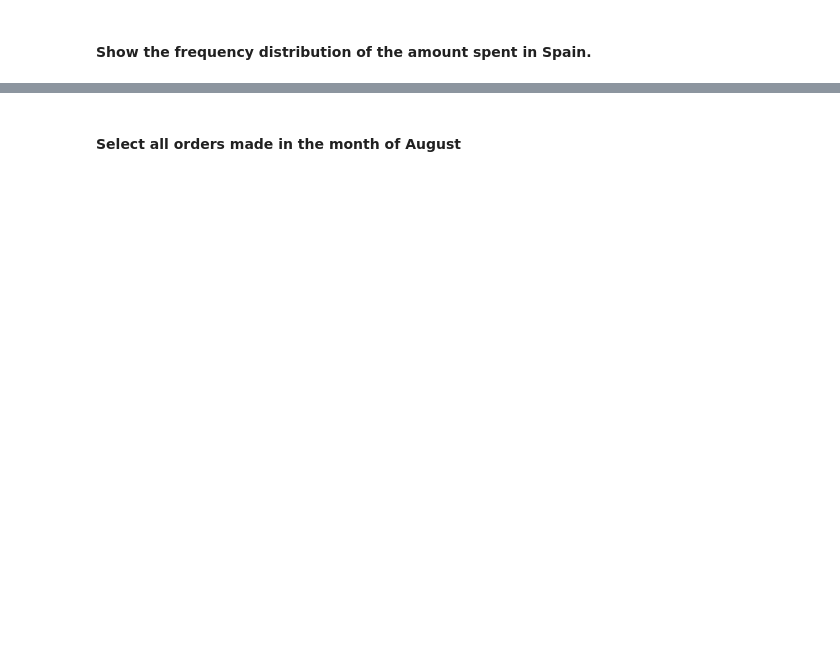
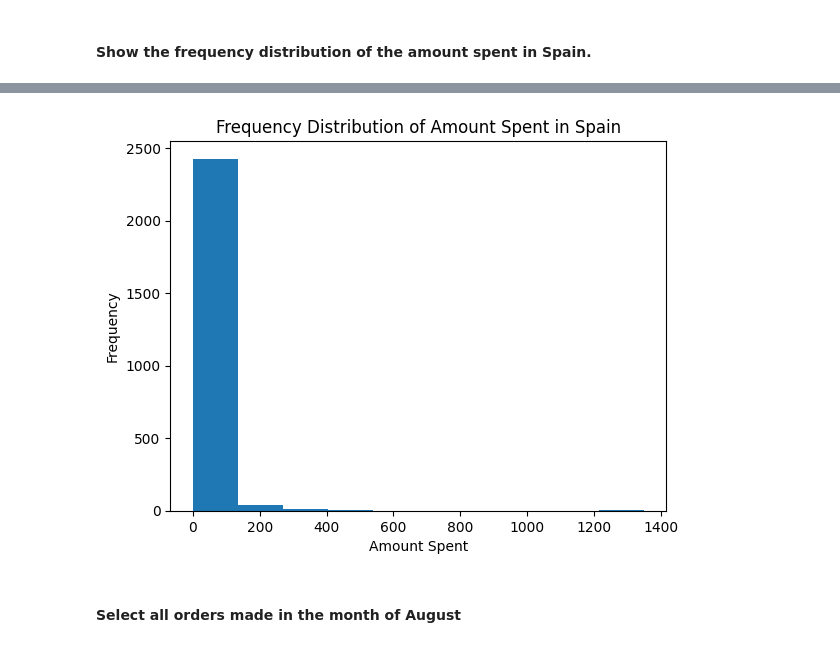
Before and after one commit to Ironhack-Data-Madrid-Octubre-2023/5.1-lab_subsetting_and_descriptive_stats, a Jupyter notebook: your-code/main.ipynb, the cells around one changed output, grey strips where cells are left out. Cells and saved outputs as stored; diff of their text form; code cells hidden in the pictures; blank space fills up the shorter version.

```diff
--- a/your-code/main.ipynb
+++ b/your-code/main.ipynb
@@ -478,0 +488,6 @@ The average amount spent is 22.0
+# %%
+ordersSpain = orders[orders['Country']=='Spain']
+
+pd.unique(ordersSpain['CustomerID'])
+
+len(pd.unique(ordersSpain['CustomerID']))
@@ -504,2 +605,10 @@ The average amount spent is 22.0
+# %%
+plt.hist(ordersSpain['amount_spent'], bins=10)
+plt.xlabel('Amount Spent')
+plt.ylabel('Frequency')
+plt.title('Frequency Distribution of Amount Spent in Spain')
+plt.show()
+# %% [output]
+[figure, added]
 # %% [markdown]
 #### Select all orders made in the month of August
```
Also changed, not shown: parts of 33 cells of this notebook.
